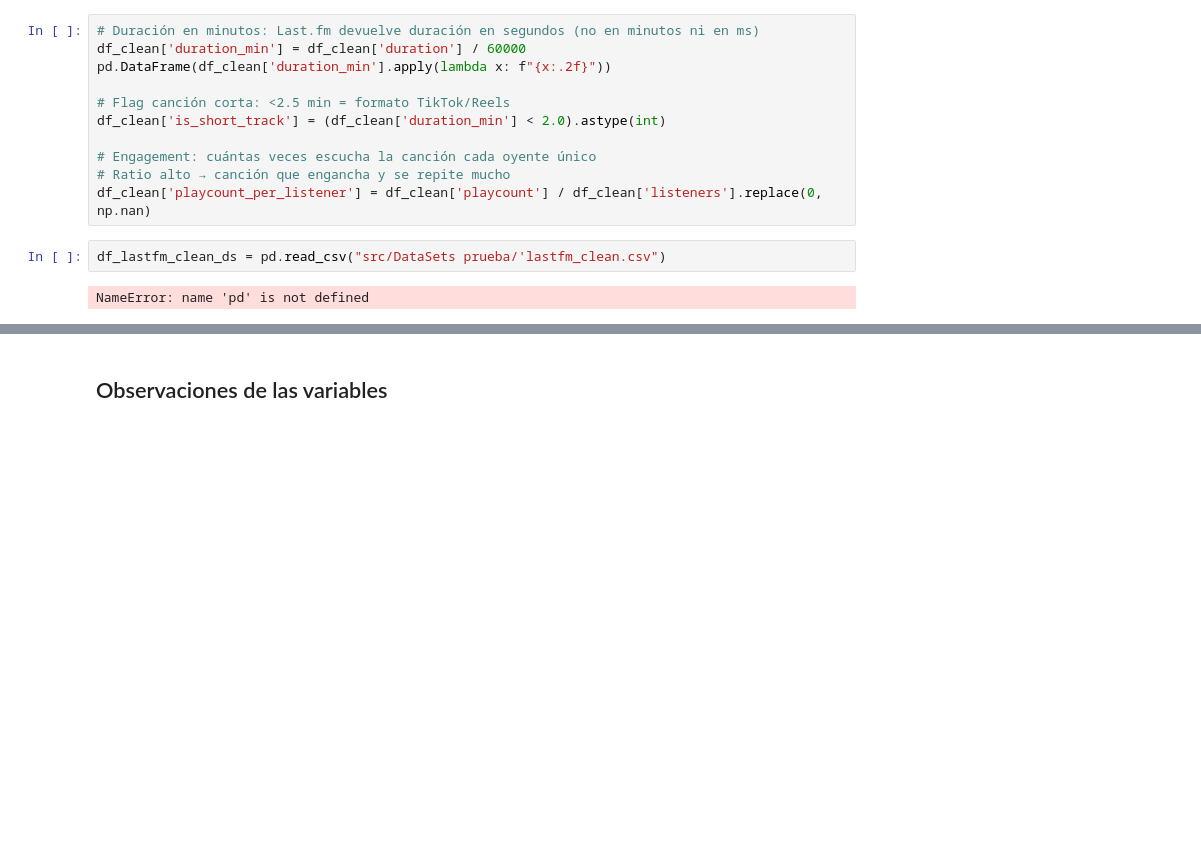
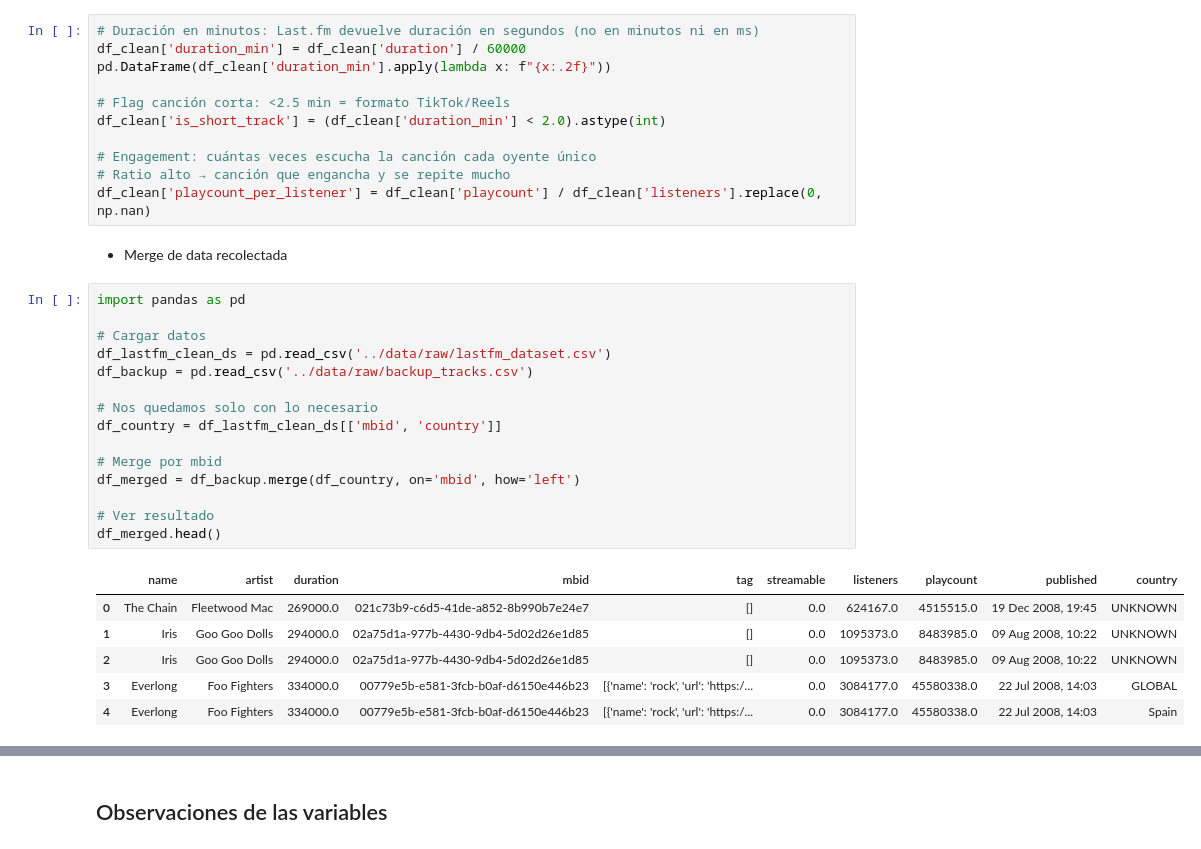
Before and after one commit to 4GeeksAcademy/ProyectoFinal23, a Jupyter notebook: src/Untitled1 - copia.ipynb, the cells around one changed output, grey strips where cells are left out. Drawn from its saved outputs; the diff is of its cells as text; blank space fills up the shorter version.

Commit message:
csv merged Untitled1

```diff
--- a/src/Untitled1 - copia.ipynb
+++ b/src/Untitled1 - copia.ipynb
@@ -528,7 +528,27 @@ df_clean['is_short_track'] = (df_clean['duration_min'] < 2.0).astype(int)
 # Engagement: cuántas veces escucha la canción cada oyente único
 # Ratio alto → canción que engancha y se repite mucho
 df_clean['playcount_per_listener'] = df_clean['playcount'] / df_clean['listeners'].replace(0, np.nan)
-# %%
-df_lastfm_clean_ds = pd.read_csv("src/DataSets prueba/'lastfm_clean.csv")
-# %% [output]
-NameError: name 'pd' is not defined
+# %% [markdown]
+* Merge de data recolectada
+# %%
+import pandas as pd
+
+# Cargar datos
+df_lastfm_clean_ds = pd.read_csv('../data/raw/lastfm_dataset.csv')
+df_backup = pd.read_csv('../data/raw/backup_tracks.csv')
+
+# Nos quedamos solo con lo necesario
+df_country = df_lastfm_clean_ds[['mbid', 'country']]
+
+# Merge por mbid
+df_merged = df_backup.merge(df_country, on='mbid', how='left')
+
+# Ver resultado
+df_merged.head()
+# %% [output]
+|  | name | artist | duration | mbid | tag | streamable | listeners | playcount | published | country |
+| 0 | The Chain | Fleetwood Mac | 269000.0 | 021c73b9-c6d5-41de-a852-8b990b7e24e7 | [] | 0.0 | 624167.0 | 4515515.0 | 19 Dec 2008, 19:45 | UNKNOWN |
+| 1 | Iris | Goo Goo Dolls | 294000.0 | 02a75d1a-977b-4430-9db4-5d02d26e1d85 | [] | 0.0 | 1095373.0 | 8483985.0 | 09 Aug 2008, 10:22 | UNKNOWN |
+| 2 | Iris | Goo Goo Dolls | 294000.0 | 02a75d1a-977b-4430-9db4-5d02d26e1d85 | [] | 0.0 | 1095373.0 | 8483985.0 | 09 Aug 2008, 10:22 | UNKNOWN |
+| 3 | Everlong | Foo Fighters | 334000.0 | 00779e5b-e581-3fcb-b0af-d6150e446b23 | [{'name': 'rock', 'url': 'https:/... | 0.0 | 3084177.0 | 45580338.0 | 22 Jul 2008, 14:03 | GLOBAL |
+| 4 | Everlong | Foo Fighters | 334000.0 | 00779e5b-e581-3fcb-b0af-d6150e446b23 | [{'name': 'rock', 'url': 'https:/... | 0.0 | 3084177.0 | 45580338.0 | 22 Jul 2008, 14:03 | Spain |
```
Also changed, not shown: parts of 2 cells of this notebook, 9 other files.
